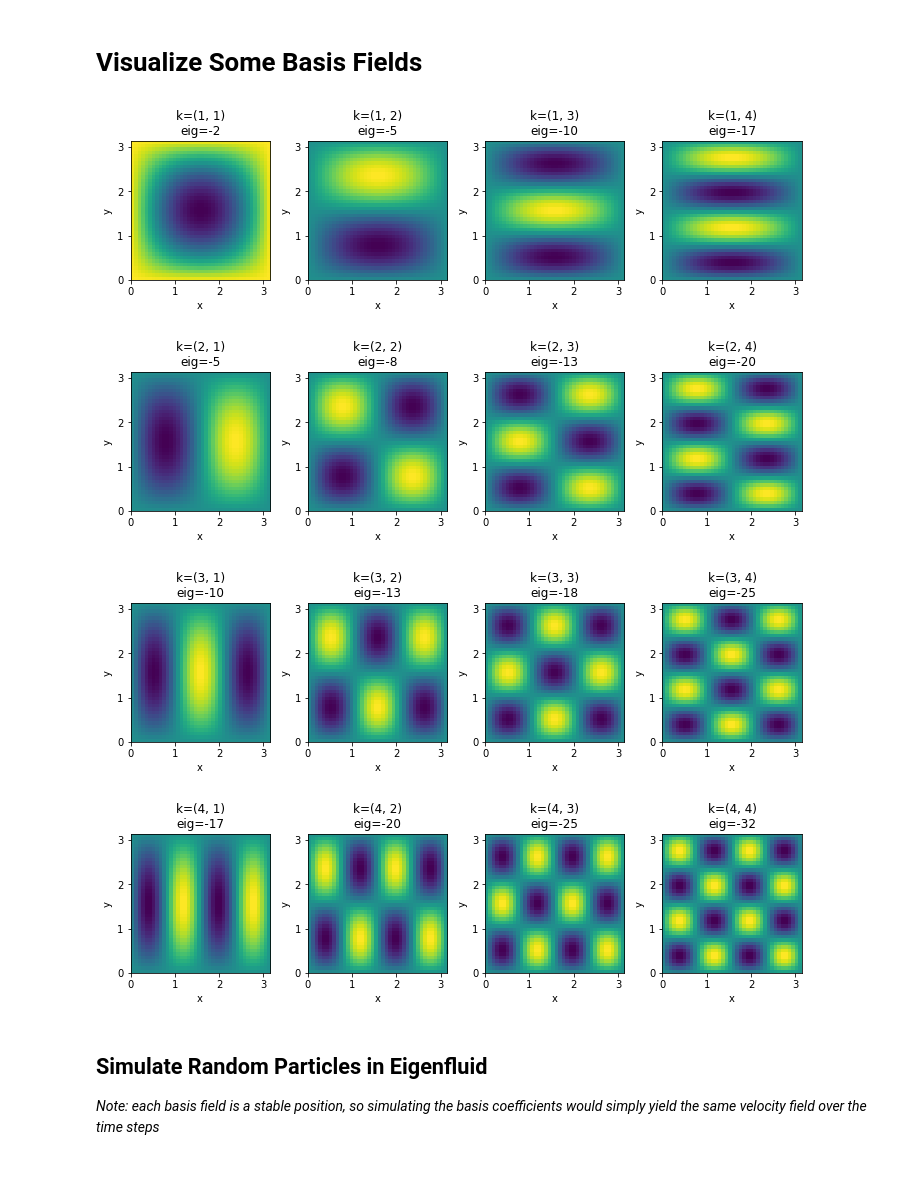
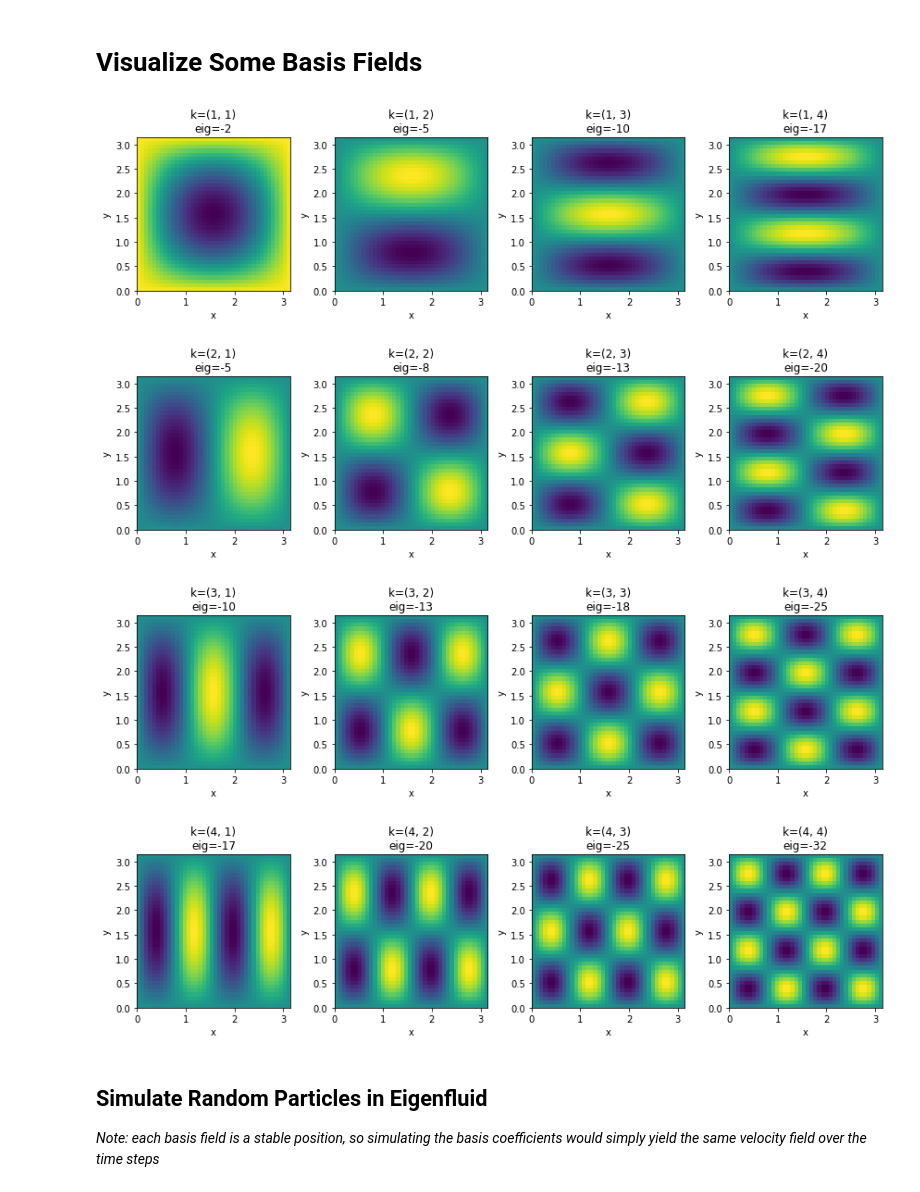
Before and after one commit to bobarna/eigenfluid-control, a Jupyter notebook: eigenfluid_intro.ipynb, the cells around one changed output. Saved outputs shown, nothing was run; the diff lists cells and outputs as text; code cells hidden in the pictures.

```diff
--- a/eigenfluid_intro.ipynb
+++ b/eigenfluid_intro.ipynb
@@ -39,32 +54,32 @@ def init_smoke():
 # %%
 eigenfluid.SAMPLING_SIZE = 40
 
 curls = []
 curls_title = []
 
 # Visualize individual velocity fields
 for k in range(N):
     eigenfluid.w = tensor([1.0 if i == k else 0. for i in range(N)], eigenfluid.w.shape)
     velocity = eigenfluid.reconstruct_velocity()
 
     curls_title.append("k=({}, {})\neig={}".format(*eigenfluid.basis_fields.i[k]))
     curls.append(field.curl(velocity))
 
 # Plot curls in NxN layout
 # Note: scale is different for each plot
 N_sqrt = int(math.sqrt(N))
 for row in range(N_sqrt):
     plot(
         {curls_title[i]: curls[i] for i in range(N_sqrt*row, N_sqrt*row+N_sqrt)},
         same_scale=False,
         show_color_bar=False,
-        size=(10,10)
+        #size=(10,10)
     )
 # %% [output]
-[figure, old version]
+[figure, new version]
-[figure, old version]
+[figure, new version]
-[figure, old version]
+[figure, new version]
-[figure, old version]
+[figure, new version]
 # %% [markdown]
 ## Simulate Random Particles in Eigenfluid
 
```
Also changed, not shown: parts of 10 cells of this notebook.
